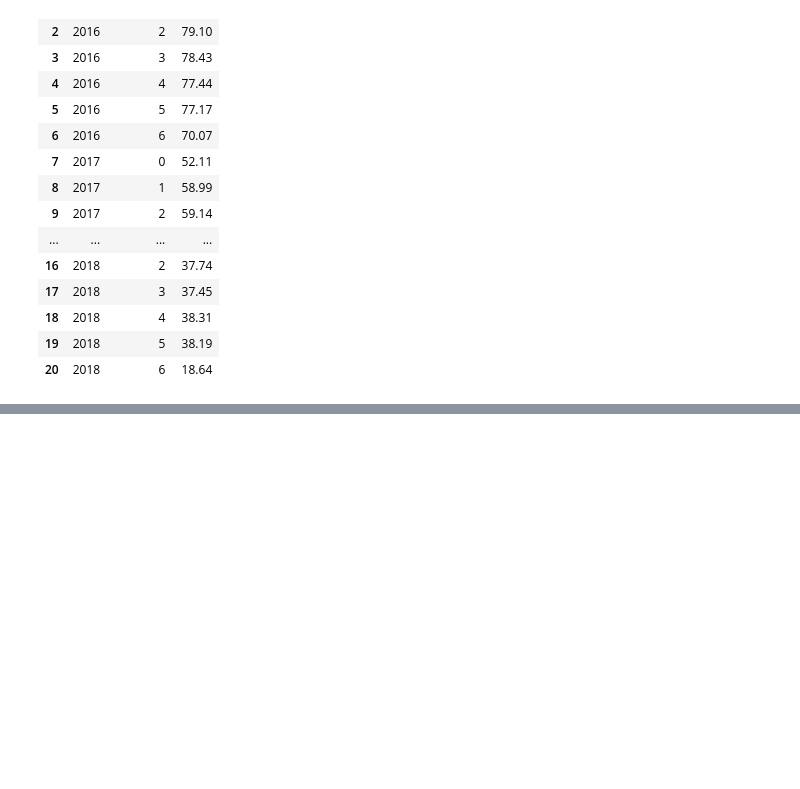
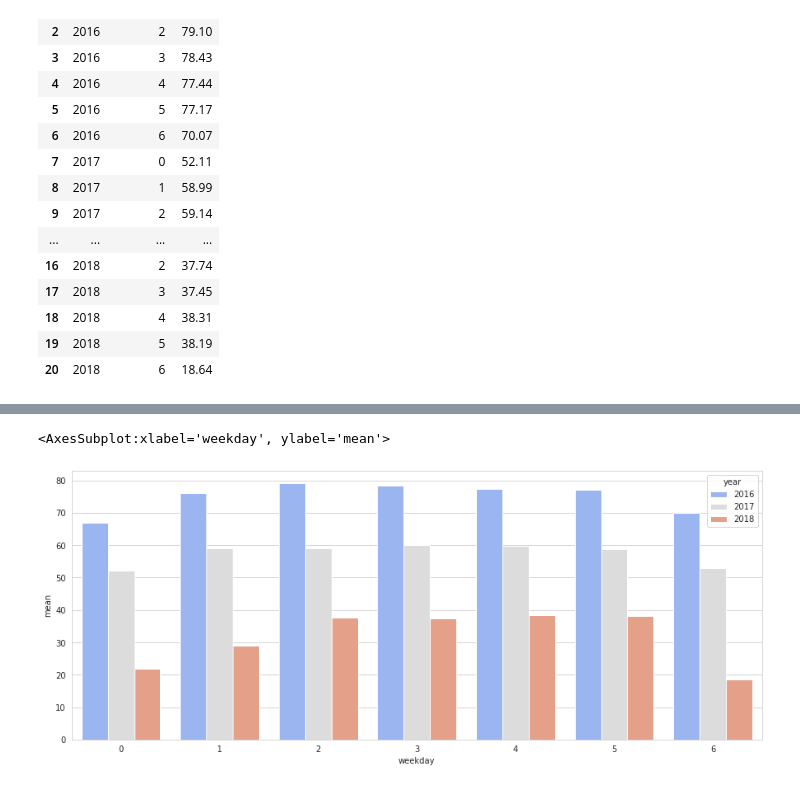
Before and after one commit to evgenia82/loyola-capstone-groupon, a Jupyter notebook: 03_EDA_with_visuals_time_series.ipynb, the cells around one changed output, grey strips where cells are left out. Cells and saved outputs as stored; diff of their text form; code cells hidden in the pictures; blank space fills up the shorter version.

```diff
--- a/03_EDA_with_visuals_time_series.ipynb
+++ b/03_EDA_with_visuals_time_series.ipynb
@@ -584,0 +564,6 @@ plt.show()
+# %%
+plt.figure(3,figsize=(15,6))
+sns.barplot(x='weekday', y='mean', hue= 'year', data= weekday_avg, palette = 'coolwarm')
+# %% [output]
+<AxesSubplot:xlabel='weekday', ylabel='mean'>
+[figure, added]
```
Also changed, not shown: parts of 9 cells of this notebook.
